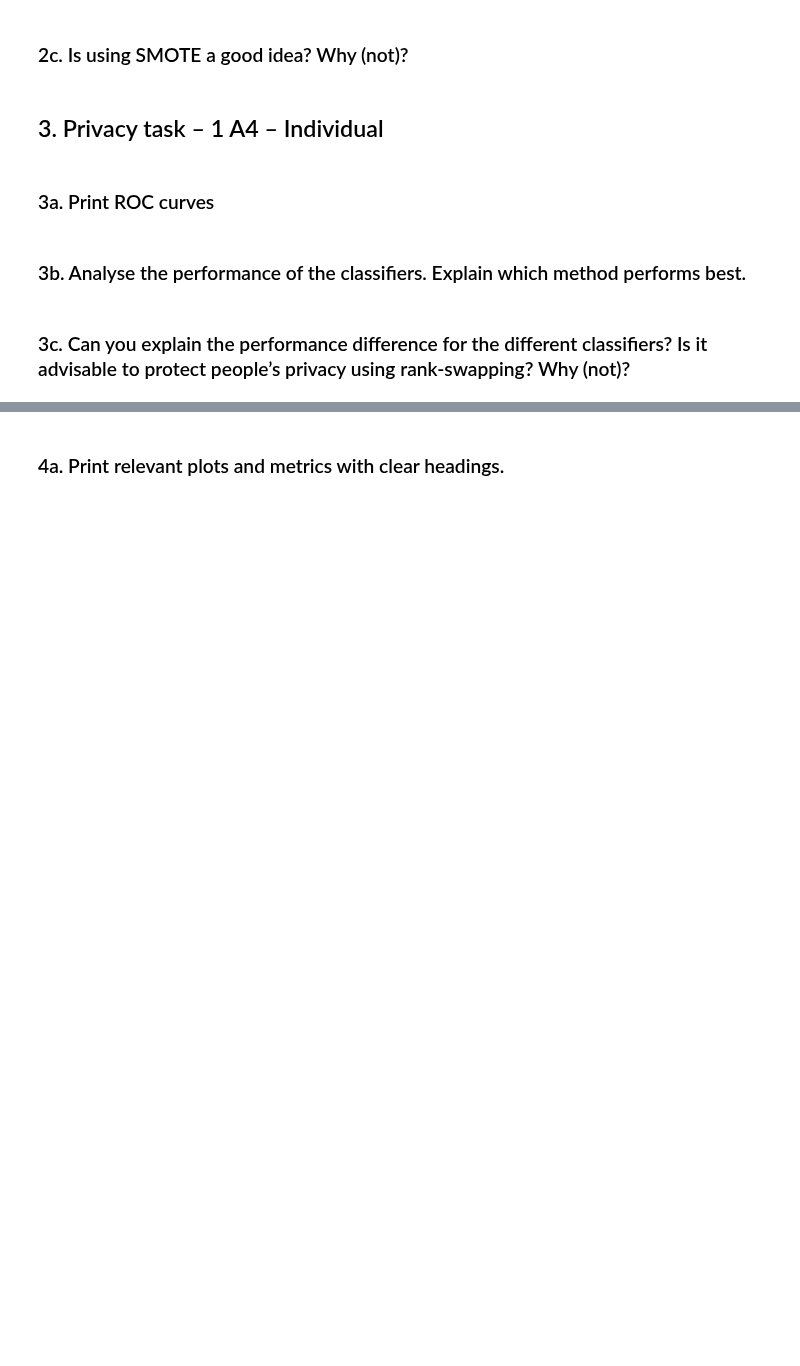
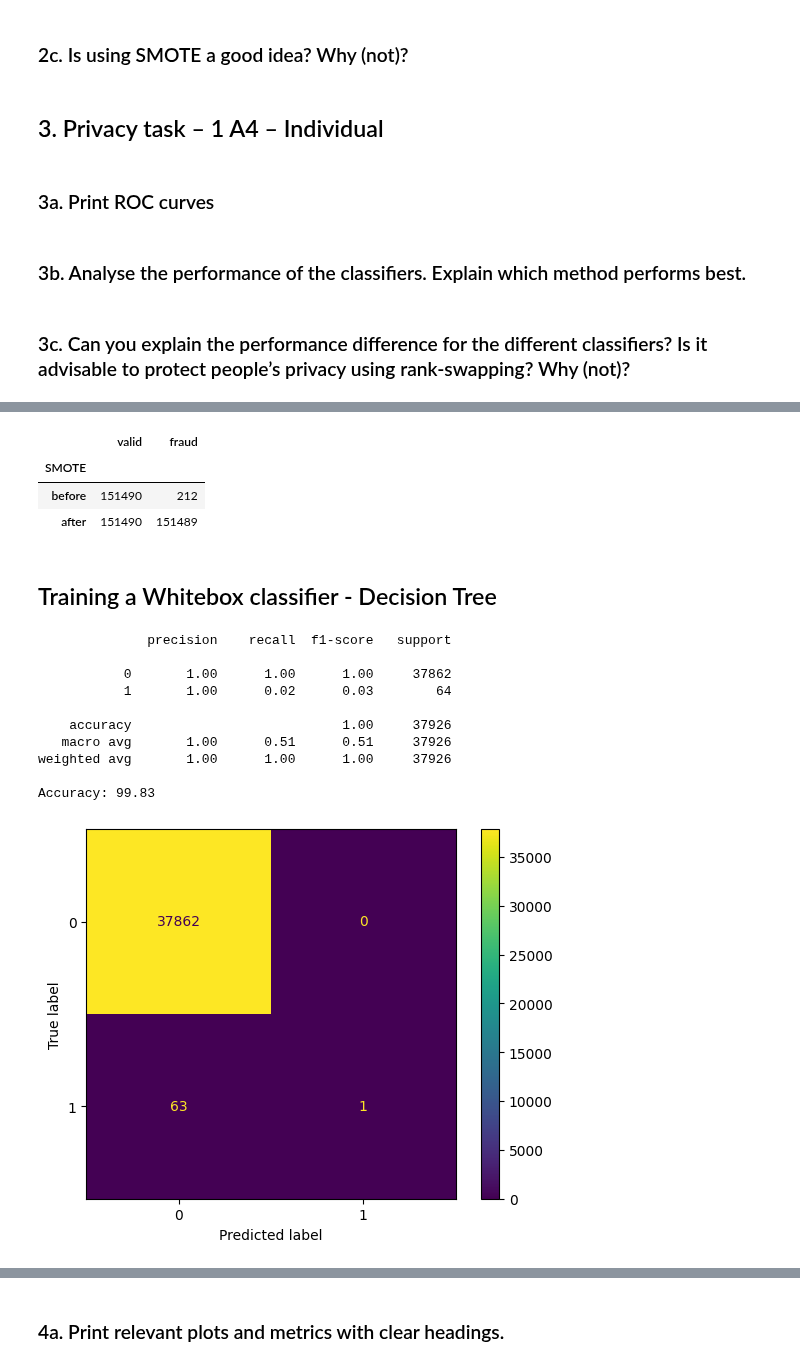
Before and after one commit to kbaran1998/CS4035-cyber-data, a Jupyter notebook: lab1/Lab1.ipynb, the cells around one changed output, grey strips where cells are left out. Saved outputs shown, nothing was run; the diff lists cells and outputs as text; code cells hidden in the pictures; blank space fills up the shorter version.

Commit message:
Add whitebox classifiers

```diff
--- a/lab1/Lab1.ipynb
+++ b/lab1/Lab1.ipynb
@@ -561,9 +575,15 @@ from sklearn.metrics import accuracy_score, classification_report, ConfusionMatr
 from sklearn.metrics import roc_curve, auc
 
 
-def train_classifier_and_plot(classifier, data_quad):
+def train_classifier_and_plot(classifier, data_quad, cv_func=None):
     X_train_data, X_test_data, y_train_data, y_test_data = data_quad
-    classifier.fit(X_train_data, y_train_data)
+    if cv_func is None:
+        classifier.fit(X_train_data, y_train_data)
+    else:
+        classifier = cv_func(X, y, classifier,
+                             scoring='accuracy',
+                             k=10
+        )
 
     y_predictions = classifier.predict(X_test_data)
     y_predictions_proba = classifier.predict_proba(X_test_data)[:, 1]
@@ -576,7 +596,7 @@ def train_classifier_and_plot(classifier, data_quad):
 
     ConfusionMatrixDisplay.from_predictions(y_test_data, y_predictions)
     plt.show()
-    return fpr, tpr, roc_auc
+    return fpr, tpr, roc_auc, classifier
 
 
 def plot_roc_curves(plot_title, *plot_tuples):
@@ -638,7 +658,7 @@ Accuracy: 99.80
 ### Random Forest
 # %%
 forest_classifier = RandomForestClassifier(random_state=0, n_jobs=-1)
-forest_fpr, forest_tpr, forest_roc_auc = train_classifier_and_plot(
+forest_fpr, forest_tpr, forest_roc_auc, _ = train_classifier_and_plot(
     forest_classifier,
     train_test_pairs
 )
@@ -874,0 +896,66 @@ plot_roc_curves(
+# %%
+from imblearn.over_sampling import SMOTE
+from imblearn.under_sampling import TomekLinks
+from imblearn.combine import SMOTETomek
+
+X = transformed_data_df.drop(['label'], axis=1)
+y = transformed_data_df['label']
+
+X_train, X_test, y_train, y_test = train_test_split(X, y, test_size=0.2, random_state=42)
+
+before_smote_valid = len(y_train[y_train == 0])
+before_smote_fraud = len(y_train[y_train == 1])
+
+smote = SMOTE(sampling_strategy='minority', random_state=0)
+tomek = TomekLinks(n_jobs=-1)
+smote_tomek = SMOTETomek(smote=smote, tomek=tomek, random_state=0, n_jobs=-1)
+
+X_train, y_train = smote_tomek.fit_resample(X_train, y_train)
+
+
+after_smote_valid = len(y_train[y_train == 0])
+after_smote_fraud = len(y_train[y_train == 1])
+
+results_smote_matrix = pd.DataFrame([
+    ["before", before_smote_valid, before_smote_fraud],
+    ["after", after_smote_valid, after_smote_fraud]],
+    columns=["SMOTE", "valid", "fraud"])
+results_smote_matrix.set_index('SMOTE', inplace=True)
+results_smote_matrix
+# %% [output]
+|  | valid | fraud |
+| SMOTE |  |  |
+| before | 151490 | 212 |
+| after | 151490 | 151489 |
+# %% [markdown]
+## Training a Whitebox classifier - Decision Tree
+# %%
+from sklearn.model_selection import KFold, cross_validate
+
+
+def k_fold_cross_validation(X_data_train, y_data_train, model, scoring, k=10):
+    cv = KFold(n_splits=k, random_state=0, shuffle=True)
+    res = cross_validate(model, X_data_train, y_data_train, scoring=scoring, return_estimator=True, cv=cv, n_jobs=-1)
+    best_index = np.argmax(res['test_score'])
+    model = res['estimator'][best_index]
+    return model
+
+
+dtree_classifier = DecisionTreeClassifier(max_depth=3, random_state=0)
+dtree_fpr, dtree_tpr, dtree_roc_auc, dtree_classifier = train_classifier_and_plot(
+    dtree_classifier,
+    train_test_pairs,
+    cv_func=k_fold_cross_validation
+)
+# %% [output]
+              precision    recall  f1-score   support
+
+           0       1.00      1.00      1.00     37862
+           1       1.00      0.02      0.03        64
+
+    accuracy                           1.00     37926
+   macro avg       1.00      0.51      0.51     37926
+weighted avg       1.00      1.00      1.00     37926
+
+Accuracy: 99.83
+[figure, added]
```
Also changed, not shown: parts of 18 cells of this notebook.
